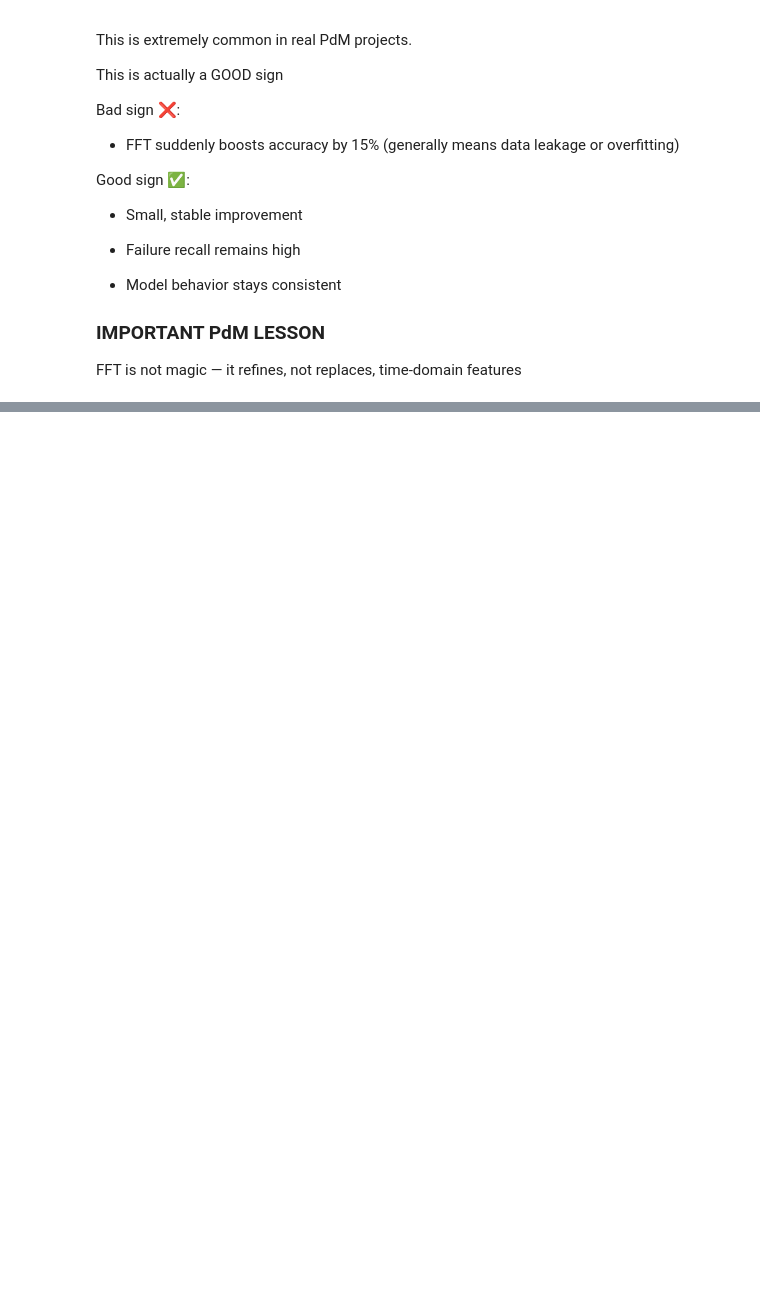
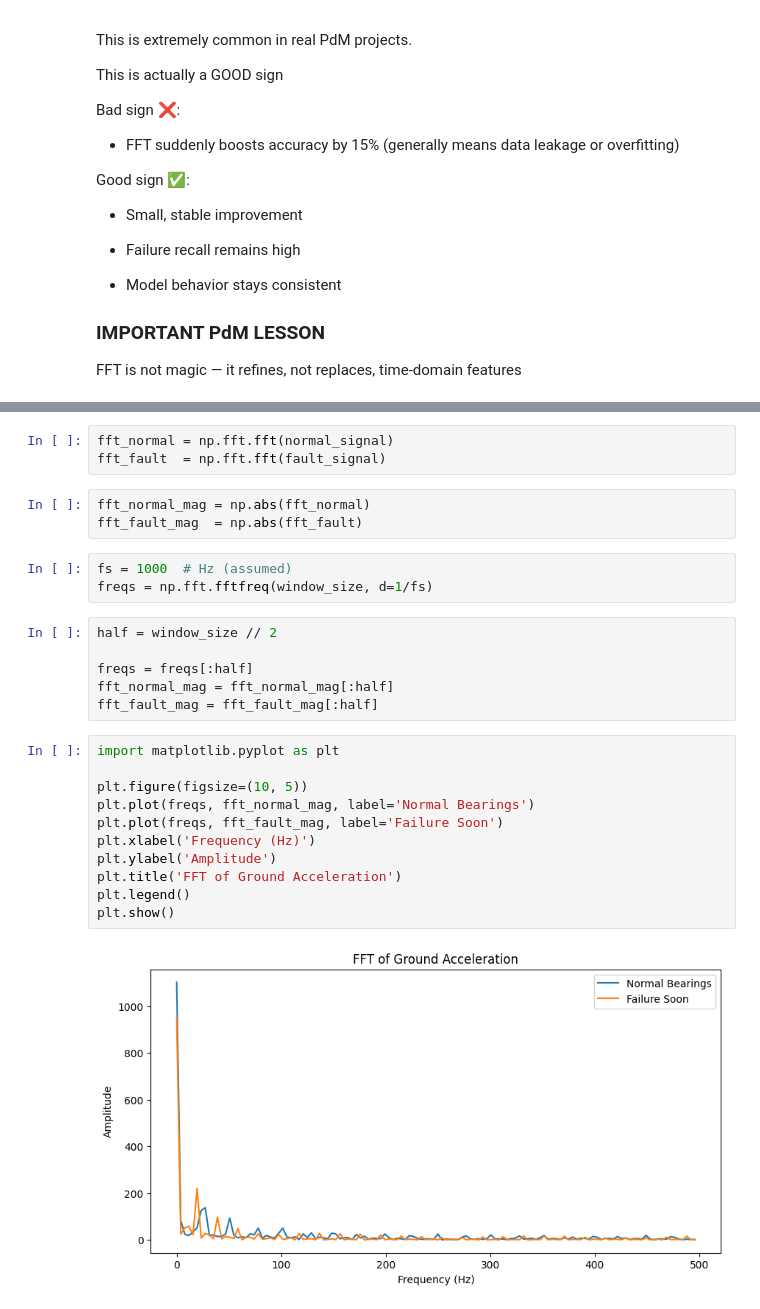
Before and after one commit to Prafful-Vyas/Air-Compressor-predictive-maintenance-using-ML, a Jupyter notebook: New_Analysis.ipynb, the cells around one changed output, grey strips where cells are left out. Cells and saved outputs as stored; diff of their text form; blank space fills up the shorter version.

Commit message:
Added FFT plot for vibration magnitude derived from ground acceleration

```diff
--- a/New_Analysis.ipynb
+++ b/New_Analysis.ipynb
@@ -534,0 +544,28 @@ FFT is not magic — it refines, not replaces, time-domain features
+# %%
+fft_normal = np.fft.fft(normal_signal)
+fft_fault  = np.fft.fft(fault_signal)
+# %%
+fft_normal_mag = np.abs(fft_normal)
+fft_fault_mag  = np.abs(fft_fault)
+# %%
+fs = 1000  # Hz (assumed)
+freqs = np.fft.fftfreq(window_size, d=1/fs)
+# %%
+half = window_size // 2
+
+freqs = freqs[:half]
+fft_normal_mag = fft_normal_mag[:half]
+fft_fault_mag = fft_fault_mag[:half]
+# %%
+import matplotlib.pyplot as plt
+
+plt.figure(figsize=(10, 5))
+plt.plot(freqs, fft_normal_mag, label='Normal Bearings')
+plt.plot(freqs, fft_fault_mag, label='Failure Soon')
+plt.xlabel('Frequency (Hz)')
+plt.ylabel('Amplitude')
+plt.title('FFT of Ground Acceleration')
+plt.legend()
+plt.show()
+# %% [output]
+[figure, added]
```
Also changed, not shown: parts of 4 cells of this notebook.
